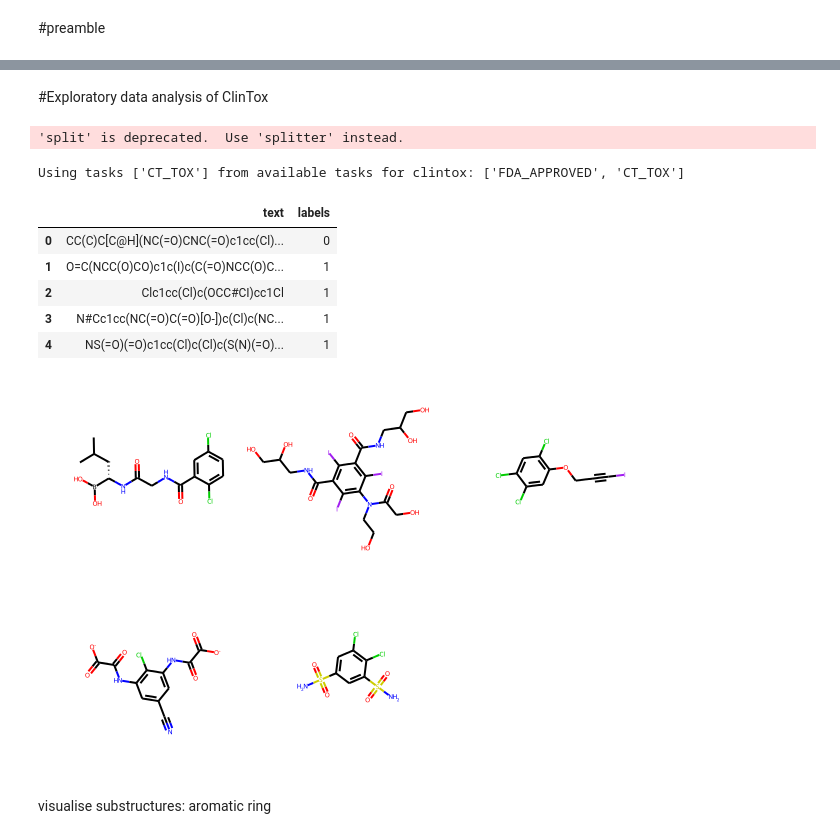
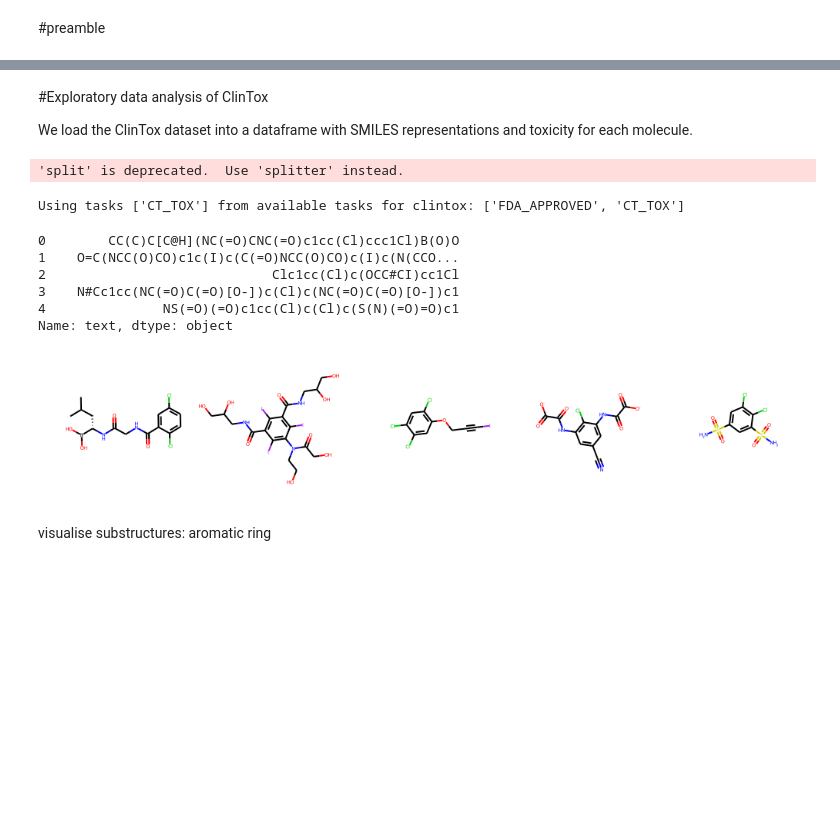
Before and after one commit to deloragaskins/data_science_public, a Jupyter notebook: DK_tutorials/VisualizingSMARTsSubstructureswithClinToxmolecules.ipynb, the cells around one changed output, grey strips where cells are left out. Drawn from its saved outputs; the diff is of its cells as text; code cells hidden in the pictures; blank space fills up the shorter version.

```diff
--- a/DK_tutorials/VisualizingSMARTsSubstructureswithClinToxmolecules.ipynb
+++ b/DK_tutorials/VisualizingSMARTsSubstructureswithClinToxmolecules.ipynb
@@ -29,24 +48,26 @@ Requirement already satisfied: numpy>=1.19 in /usr/local/lib/python3.7/dist-pack
-# %% [markdown]
-#Exploratory data analysis of ClinTox
+# %% [markdown]
+#Exploratory data analysis of ClinTox
+
+We load the ClinTox dataset into a dataframe with SMILES representations and toxicity for each molecule.
 # %%
 tasks, (train_df, valid_df, test_df), transformers = load_molnet_dataset("clintox", tasks_wanted=None)
 full_ClinTox_df = train_df.append(valid_df, ignore_index=True)
 full_ClinTox_df=full_ClinTox_df.append(test_df, ignore_index=True)
 length_peek=5
-full_ClinTox_df.head(length_peek)
+full_ClinTox_df['text'].head(length_peek)
 # %% [output]
 'split' is deprecated.  Use 'splitter' instead.
 Using tasks ['CT_TOX'] from available tasks for clintox: ['FDA_APPROVED', 'CT_TOX']
-|  | text | labels |
-| 0 | CC(C)C[C@H](NC(=O)CNC(=O)c1cc(Cl)... | 0 |
-| 1 | O=C(NCC(O)CO)c1c(I)c(C(=O)NCC(O)C... | 1 |
-| 2 | Clc1cc(Cl)c(OCC#CI)cc1Cl | 1 |
-| 3 | N#Cc1cc(NC(=O)C(=O)[O-])c(Cl)c(NC... | 1 |
-| 4 | NS(=O)(=O)c1cc(Cl)c(Cl)c(S(N)(=O)... | 1 |
+0        CC(C)C[C@H](NC(=O)CNC(=O)c1cc(Cl)ccc1Cl)B(O)O
+1    O=C(NCC(O)CO)c1c(I)c(C(=O)NCC(O)CO)c(I)c(N(CCO...
+2                             Clc1cc(Cl)c(OCC#CI)cc1Cl
+3    N#Cc1cc(NC(=O)C(=O)[O-])c(Cl)c(NC(=O)C(=O)[O-])c1
+4               NS(=O)(=O)c1cc(Cl)c(Cl)c(S(N)(=O)=O)c1
+Name: text, dtype: object
 # %%
 ms = [Chem.MolFromSmiles(x) for x in full_ClinTox_df['text'][:length_peek]]
-ChemDraw.MolsToGridImage(ms)
+ChemDraw.MolsToGridImage(ms,molsPerRow=5)
 # %% [output]
-[figure, old version]
+[figure, new version]
 # %% [markdown]
 visualise substructures: aromatic ring
```
Also changed, not shown: parts of 7 cells of this notebook.
